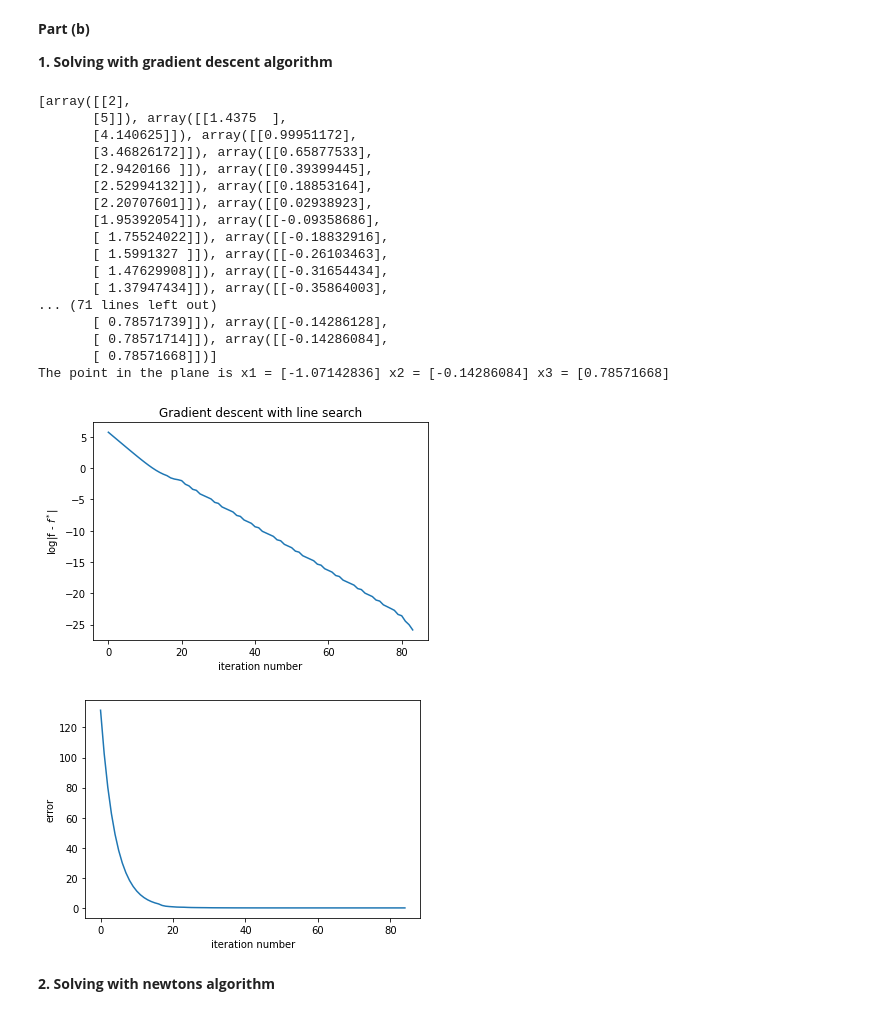
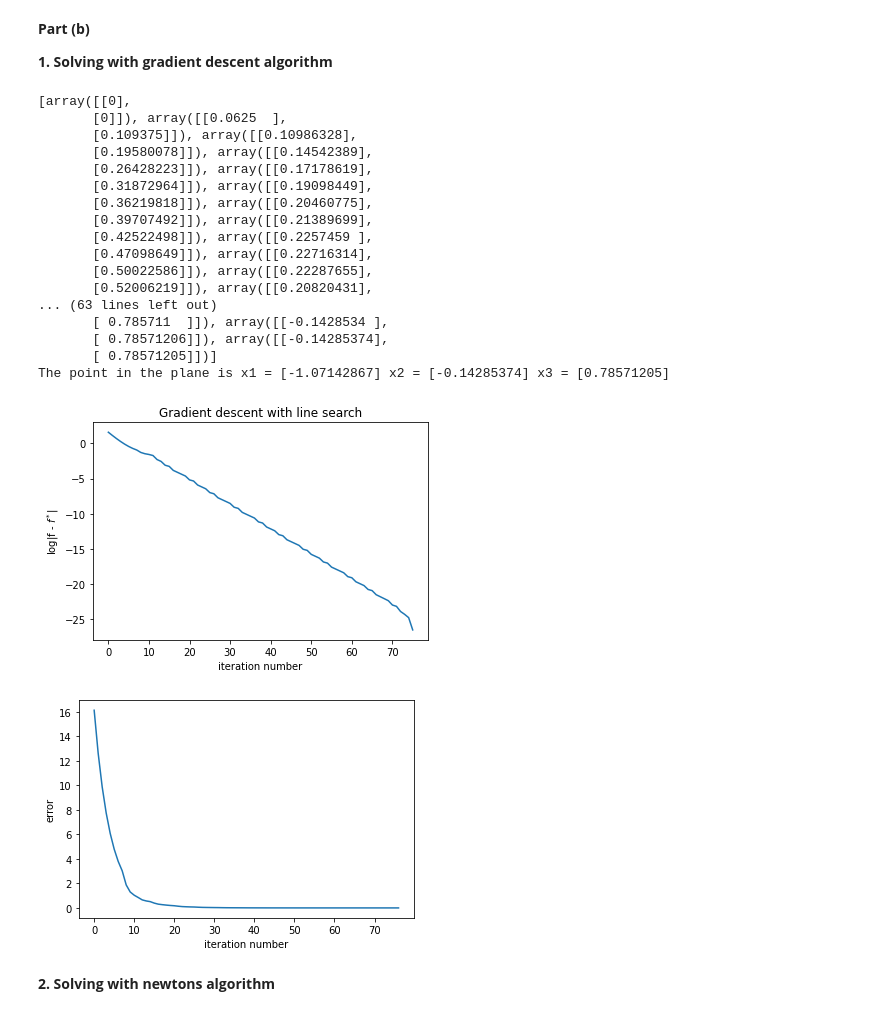
Before and after one commit to toolazytokeep/Design-Optimization, a Jupyter notebook: Homework 2 solution.ipynb, the cells around one changed output. Saved outputs shown, nothing was run; the diff lists cells and outputs as text; code cells hidden in the pictures.

```diff
--- a/Homework 2 solution.ipynb
+++ b/Homework 2 solution.ipynb
@@ -83,7 +83,7 @@ def grad(x):
     return np.array([10 * x[0] + 12 * x[1] - 8, 20 * x[1] + 12 * x[0] - 14])
 
 eps = 1e-5  # using epsilon as termination criteria
-x_0 = np.array([[2], [5]]) # where x_0 is the initial guess
+x_0 = np.array([[0], [0]]) # where x_0 is the initial guess
 iter = 0  # counter
 soln = [x_0]
 x = soln[iter]  # starting with the initial guess of 2,5
@@ -104,52 +104,52 @@ def line_search(x):
     return dx
 
 while error >= eps:  # keep searching while gradient norm is larger than eps
     x_star = line_search(x)
     x = x - x_star * grad(x)
     soln.append(x)
     error = np.linalg.norm(grad(x), ord=2)
     iter += 1
     error_list.append(error)
     iter_list.append(iter)
 
 print(soln)  # print the search trajectory
 print('The point in the plane is', 'x1 =', 1-2*soln[-1][0]-3*soln[-1][1], 'x2 =', soln[-1][0], 'x3 =', soln[-1][1])
 f_error_list = list()
 for i in range(len(iter_list)):
     f_error_list.append(np.log(abs(obj(soln[i]) - obj(soln[-1]))))
 
 mplt.figure(1)
 mplt.plot(iter_list, f_error_list)
 mplt.xlabel('iteration number')
 mplt.ylabel('log|f - $f^*$|')
 mplt.title('Gradient descent with line search')
 mplt.show()
 
 mplt.figure(2)
 mplt.plot(iter_list, error_list)
 mplt.xlabel('iteration number')
 mplt.ylabel('error')
 mplt.show()
 # %% [output]
-[array([[2],
-       [5]]), array([[1.4375  ],
-       [4.140625]]), array([[0.99951172],
-       [3.46826172]]), array([[0.65877533],
-       [2.9420166 ]]), array([[0.39399445],
-       [2.52994132]]), array([[0.18853164],
-       [2.20707601]]), array([[0.02938923],
-       [1.95392054]]), array([[-0.09358686],
-       [ 1.75524022]]), array([[-0.18832916],
-       [ 1.5991327 ]]), array([[-0.26103463],
-       [ 1.47629908]]), array([[-0.31654434],
-       [ 1.37947434]]), array([[-0.35864003],
-... (71 lines left out)
-       [ 0.78571739]]), array([[-0.14286128],
-       [ 0.78571714]]), array([[-0.14286084],
-       [ 0.78571668]])]
-The point in the plane is x1 = [-1.07142836] x2 = [-0.14286084] x3 = [0.78571668]
+[array([[0],
+       [0]]), array([[0.0625  ],
+       [0.109375]]), array([[0.10986328],
+       [0.19580078]]), array([[0.14542389],
+       [0.26428223]]), array([[0.17178619],
+       [0.31872964]]), array([[0.19098449],
+       [0.36219818]]), array([[0.20460775],
+       [0.39707492]]), array([[0.21389699],
+       [0.42522498]]), array([[0.2257459 ],
+       [0.47098649]]), array([[0.22716314],
+       [0.50022586]]), array([[0.22287655],
+       [0.52006219]]), array([[0.20820431],
+... (63 lines left out)
+       [ 0.785711  ]]), array([[-0.1428534 ],
+       [ 0.78571206]]), array([[-0.14285374],
+       [ 0.78571205]])]
+The point in the plane is x1 = [-1.07142867] x2 = [-0.14285374] x3 = [0.78571205]
-[figure, old version]
+[figure, new version]
-[figure, old version]
+[figure, new version]
 # %% [markdown]
 **2. Solving with newtons algorithm**
 # %%
```
Also changed, not shown: parts of 3 cells of this notebook.
